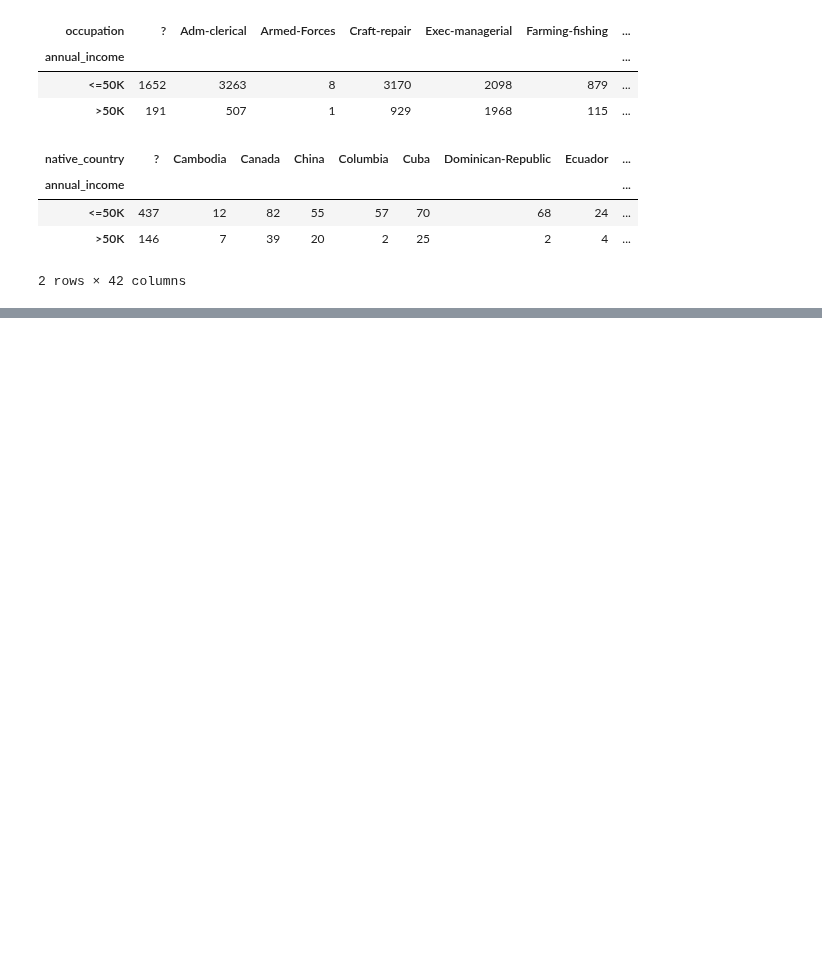
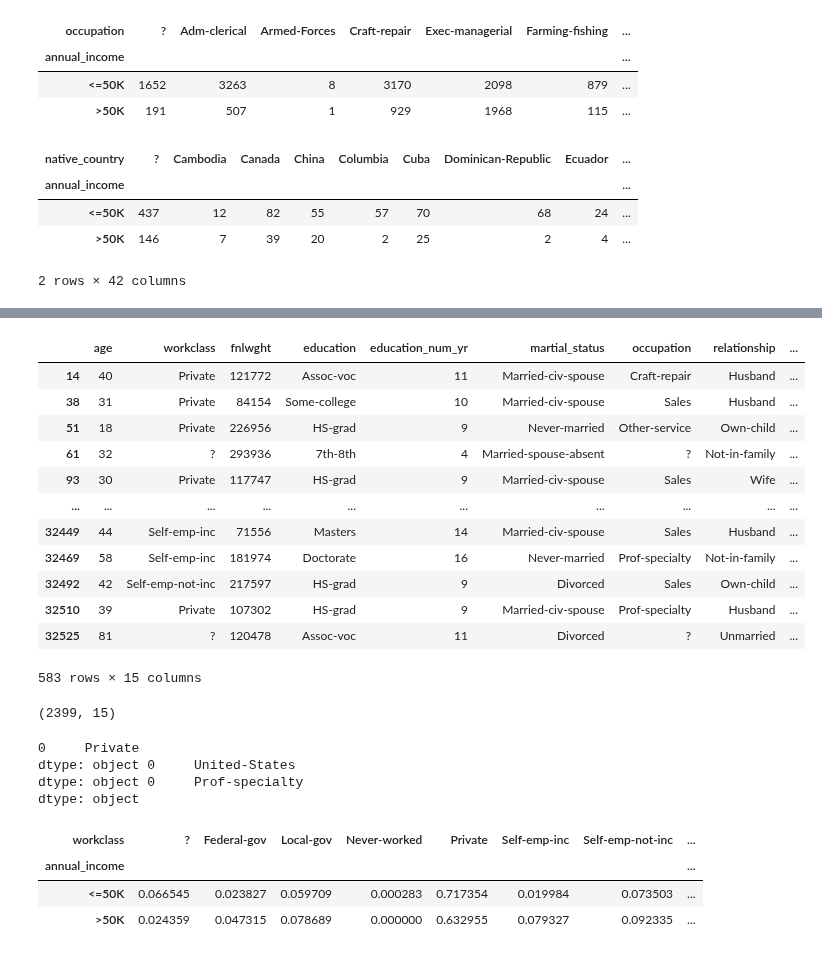
Before and after one commit to wnayden/MSDS7331, a Jupyter notebook: Lab_1_95_census_data.ipynb, the cells around one changed output, grey strips where cells are left out. Cells and saved outputs as stored; diff of their text form; code cells hidden in the pictures; blank space fills up the shorter version.

```diff
--- a/Lab_1_95_census_data.ipynb
+++ b/Lab_1_95_census_data.ipynb
@@ -155,0 +189,39 @@ pd.crosstab(raw_census_95_data.annual_income, raw_census_95_data.native_country)
+# %%
+raw_census_95_data[(raw_census_95_data.native_country == ' ?')]
+# %% [output]
+|  | age | workclass | fnlwght | education | education_num_yr | martial_status | occupation | relationship | ... |
+| 14 | 40 | Private | 121772 | Assoc-voc | 11 | Married-civ-spouse | Craft-repair | Husband | ... |
+| 38 | 31 | Private | 84154 | Some-college | 10 | Married-civ-spouse | Sales | Husband | ... |
+| 51 | 18 | Private | 226956 | HS-grad | 9 | Never-married | Other-service | Own-child | ... |
+| 61 | 32 | ? | 293936 | 7th-8th | 4 | Married-spouse-absent | ? | Not-in-family | ... |
+| 93 | 30 | Private | 117747 | HS-grad | 9 | Married-civ-spouse | Sales | Wife | ... |
+| ... | ... | ... | ... | ... | ... | ... | ... | ... | ... |
+| 32449 | 44 | Self-emp-inc | 71556 | Masters | 14 | Married-civ-spouse | Sales | Husband | ... |
+| 32469 | 58 | Self-emp-inc | 181974 | Doctorate | 16 | Never-married | Prof-specialty | Not-in-family | ... |
+| 32492 | 42 | Self-emp-not-inc | 217597 | HS-grad | 9 | Divorced | Sales | Own-child | ... |
+| 32510 | 39 | Private | 107302 | HS-grad | 9 | Married-civ-spouse | Prof-specialty | Husband | ... |
+| 32525 | 81 | ? | 120478 | Assoc-voc | 11 | Divorced | ? | Unmarried | ... |
+583 rows × 15 columns
+# %%
+excluded_data = raw_census_95_data[ ~((raw_census_95_data.workclass != ' ?') & (raw_census_95_data.native_country != ' ?') & (raw_census_95_data.occupation != ' ?'))]
+excluded_data.shape
+# %% [output]
+(2399, 15)
+# %%
+print(raw_census_95_data.workclass.mode(),\
+raw_census_95_data.native_country.mode(),\
+raw_census_95_data.occupation.mode()
+     )
+# %% [output]
+0     Private
+dtype: object 0     United-States
+dtype: object 0     Prof-specialty
+dtype: object
+# %%
+#https://stackoverflow.com/questions/21247203/how-to-make-a-pandas-crosstab-with-percentages
+pd.crosstab(raw_census_95_data.annual_income,raw_census_95_data.workclass).apply(lambda x: x/x.sum(), axis=1)
+# %% [output]
+| workclass | ? | Federal-gov | Local-gov | Never-worked | Private | Self-emp-inc | Self-emp-not-inc | ... |
+| annual_income |  |  |  |  |  |  |  | ... |
+| <=50K | 0.066545 | 0.023827 | 0.059709 | 0.000283 | 0.717354 | 0.019984 | 0.073503 | ... |
+| >50K | 0.024359 | 0.047315 | 0.078689 | 0.000000 | 0.632955 | 0.079327 | 0.092335 | ... |
```
Also changed, not shown: parts of 6 cells of this notebook.
